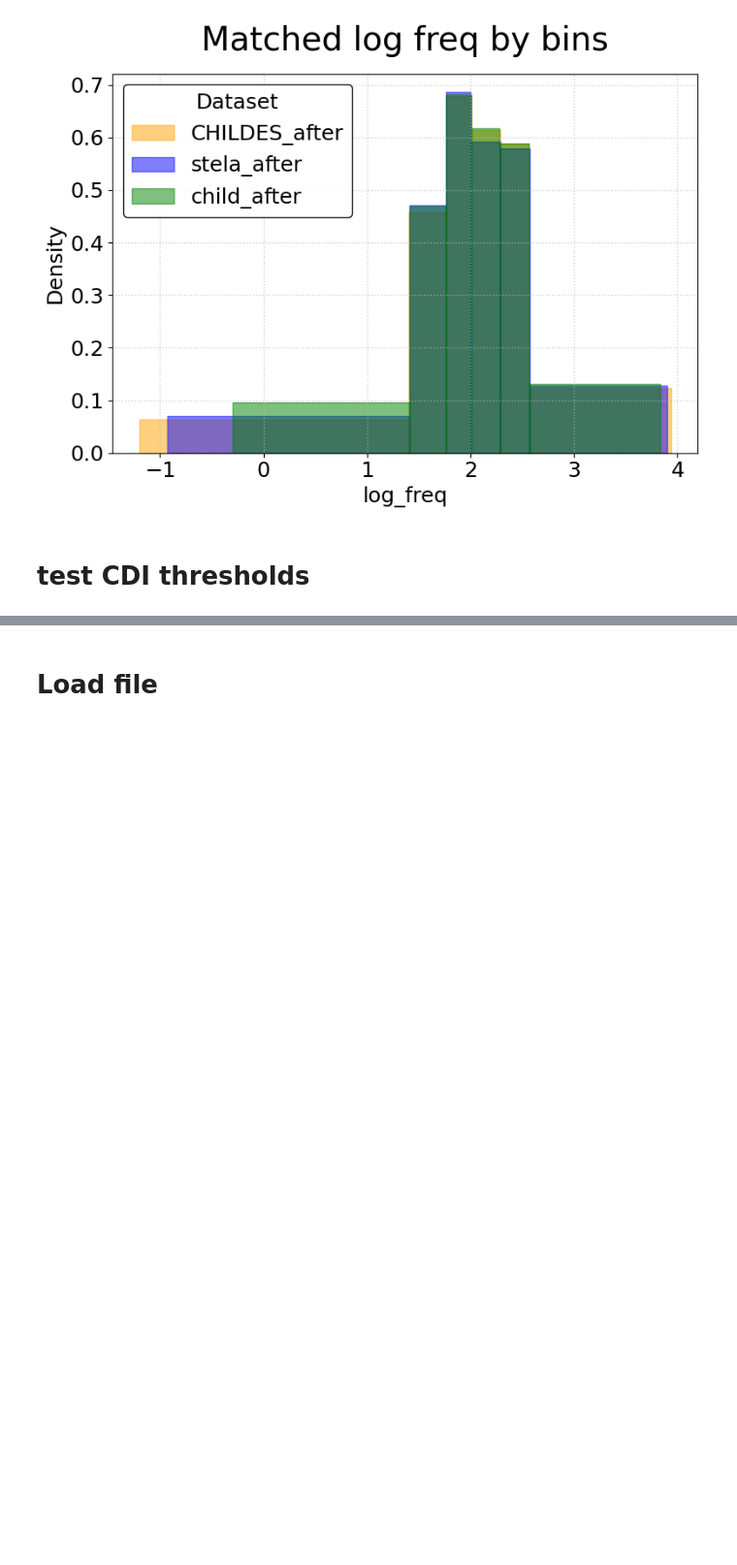
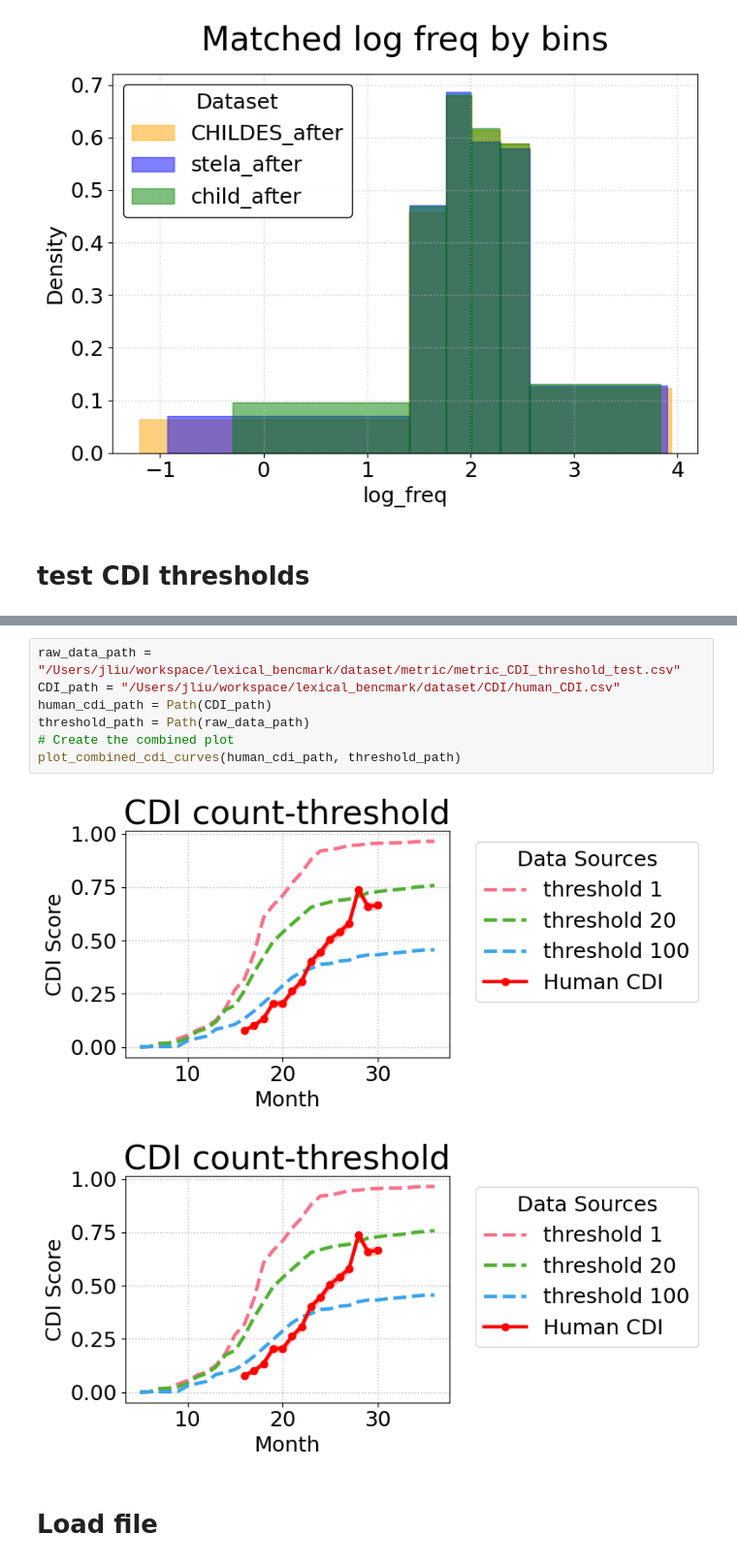
Before and after one commit to nhamilakis/Lexical-benchmark, a Jupyter notebook: notebooks/paper_fig.ipynb, the cells around one changed output, grey strips where cells are left out. Shown at 97% size. Drawn from its saved outputs; the diff is of its cells as text; blank space fills up the shorter version.

```diff
--- a/notebooks/paper_fig.ipynb
+++ b/notebooks/paper_fig.ipynb
@@ -308,3 +305,13 @@ plot_combined_cdi_curves(human_cdi_path, threshold_path)
+# %%
+raw_data_path = "/Users/jliu/workspace/lexical_bencmark/dataset/metric/metric_CDI_threshold_test.csv"
+CDI_path = "/Users/jliu/workspace/lexical_bencmark/dataset/CDI/human_CDI.csv"
+human_cdi_path = Path(CDI_path)
+threshold_path = Path(raw_data_path)
+# Create the combined plot
+plot_combined_cdi_curves(human_cdi_path, threshold_path)
+# %% [output]
+[figure, added]
+[figure, added]
 # %% [markdown]
 # Load file
 # %%
```
Also changed, not shown: parts of 5 cells of this notebook, 8 other files.
